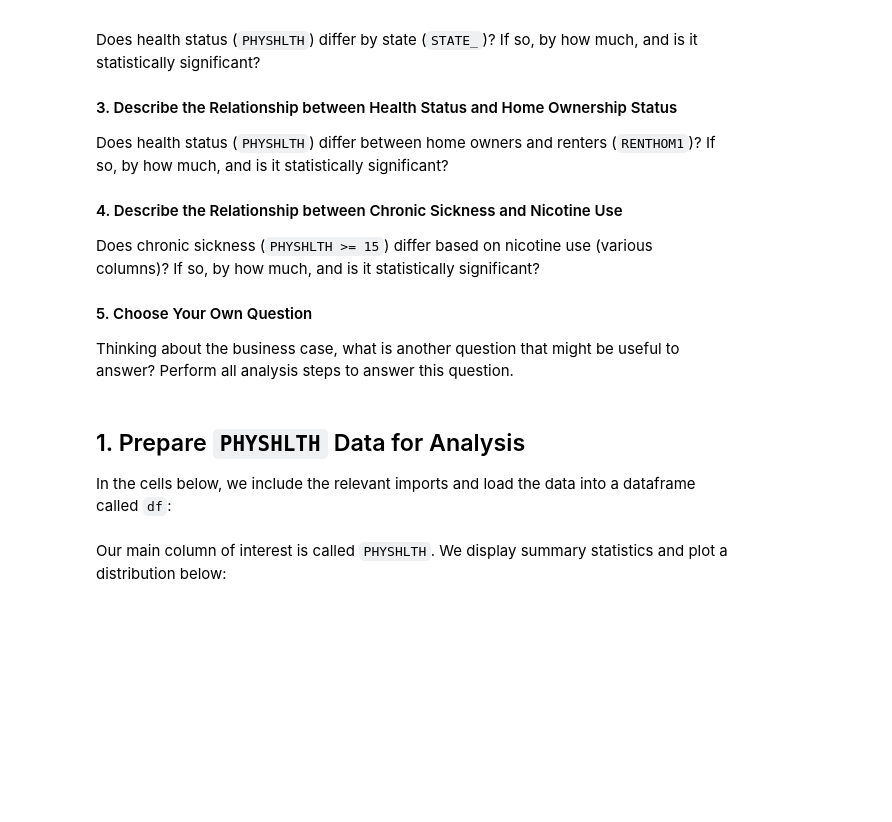
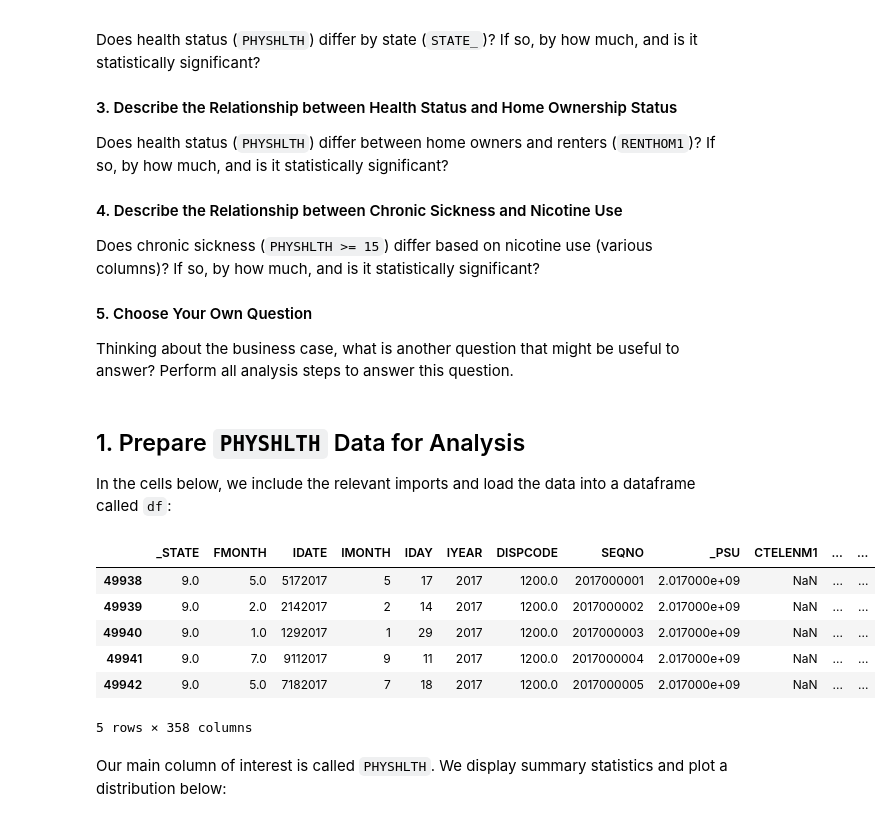
Before and after one commit to Ketty-Odero/dsc-hypothesis-testing-lab, a Jupyter notebook: index.ipynb, the cells around one changed output. Cells and saved outputs as stored; diff of their text form; code cells hidden in the pictures; blank space fills up the shorter version.

```diff
--- a/index.ipynb
+++ b/index.ipynb
@@ -83,6 +83,14 @@ import numpy as np
 # %%
 # Run this cell without changes
 df = pd.read_csv("data/case_study.csv", index_col=0, low_memory=False)
-df
+df.head()
+# %% [output]
+|  | _STATE | FMONTH | IDATE | IMONTH | IDAY | IYEAR | DISPCODE | SEQNO | _PSU | CTELENM1 | ... | ... |
+| 49938 | 9.0 | 5.0 | 5172017 | 5 | 17 | 2017 | 1200.0 | 2017000001 | 2.017000e+09 | NaN | ... | ... |
+| 49939 | 9.0 | 2.0 | 2142017 | 2 | 14 | 2017 | 1200.0 | 2017000002 | 2.017000e+09 | NaN | ... | ... |
+| 49940 | 9.0 | 1.0 | 1292017 | 1 | 29 | 2017 | 1200.0 | 2017000003 | 2.017000e+09 | NaN | ... | ... |
+| 49941 | 9.0 | 7.0 | 9112017 | 9 | 11 | 2017 | 1200.0 | 2017000004 | 2.017000e+09 | NaN | ... | ... |
+| 49942 | 9.0 | 5.0 | 7182017 | 7 | 18 | 2017 | 1200.0 | 2017000005 | 2.017000e+09 | NaN | ... | ... |
+5 rows × 358 columns
 # %% [markdown]
 Our main column of interest is called `PHYSHLTH`. We display summary statistics and plot a distribution below:
```
Also changed, not shown: parts of 29 cells of this notebook.
